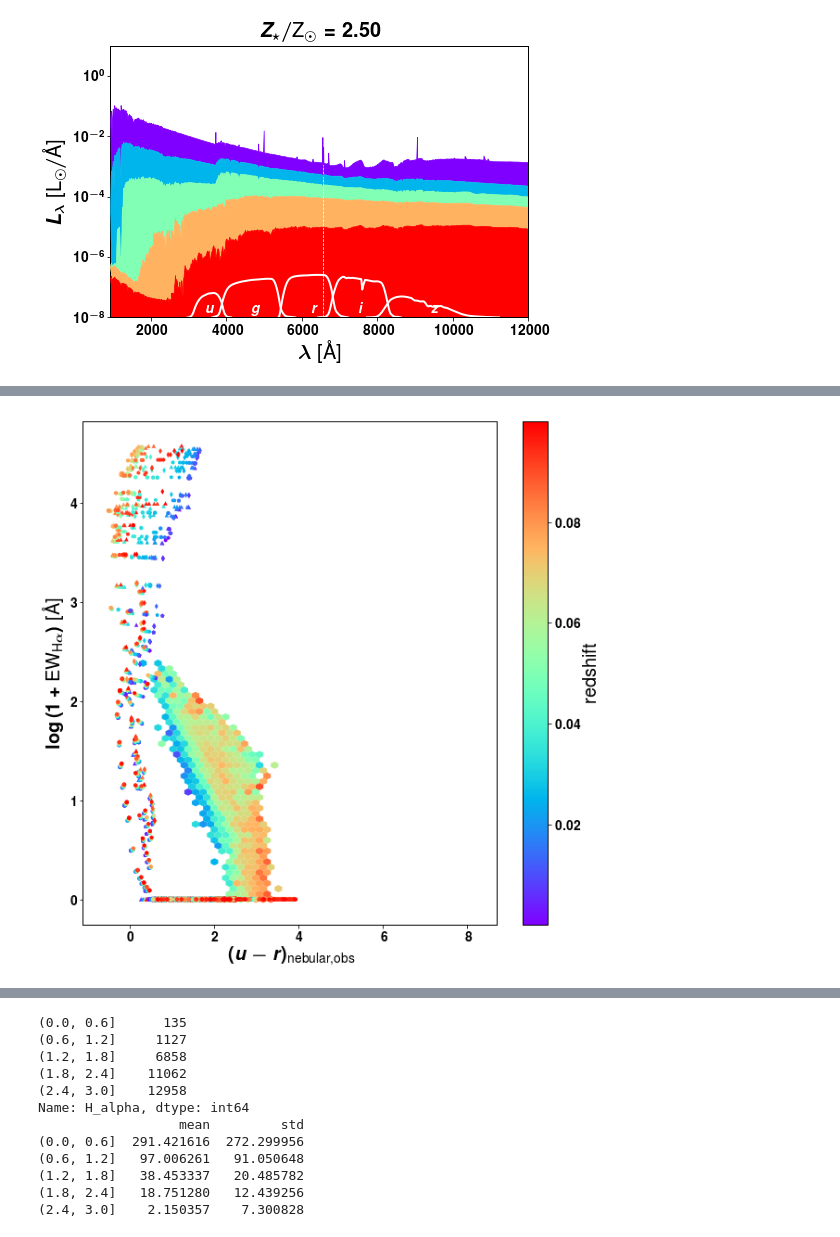
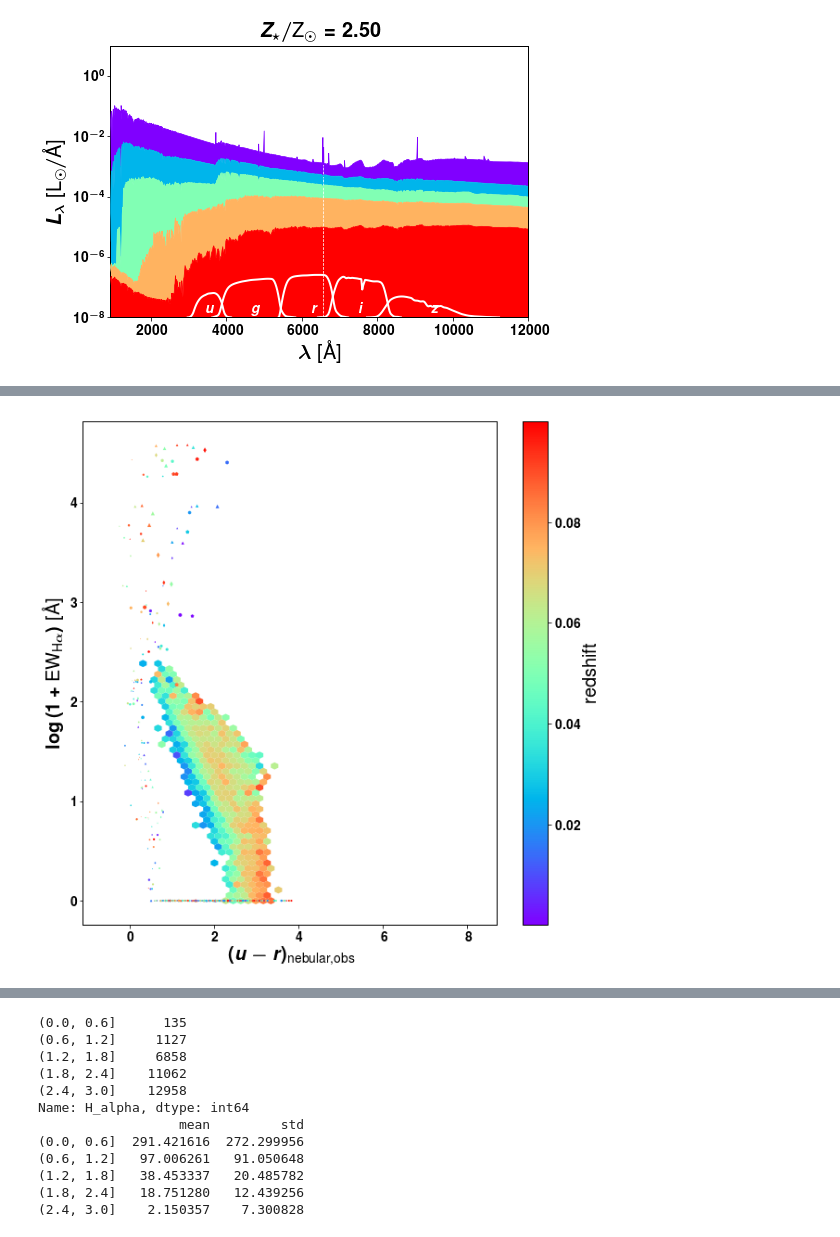
Before and after one commit to ajmejia/photo-ew, a Jupyter notebook: notebooks/proof-of-concept.ipynb, the cells around one changed output, grey strips where cells are left out. Saved outputs shown, nothing was run; the diff lists cells and outputs as text; code cells hidden in the pictures.

```diff
--- a/notebooks/proof-of-concept.ipynb
+++ b/notebooks/proof-of-concept.ipynb
@@ -13,5 +17,8 @@ from scipy.ndimage import gaussian_filter
 from styles import slides
 # %% [output]
 Populating the interactive namespace from numpy and matplotlib
+# %%
+def cf(tau_V, wlength):
+    return exp(- tau_V * (wlength / 5500.0) ** (- 0.7))
 # %%
 rdir = os.path.expandvars("$HOME/Research/photometric-ew")
@@ -117,9 +126,9 @@ markers = OrderedDict(zip(mets_val,["^","d","p","h","o"]))
 
 # Plot the colour vs the colour-excess (this should show an anti-correlation)
 figure(figsize=(7,5))
-for Z in mets_val: scatter(ur_neb[Z], ur_exc[Z], marker=markers[Z], c=log10(ages.values), lw=0, cmap=cm.rainbow)
+for Z in mets_val: scatter(ur_ste[Z], ur_exc[Z], marker=markers[Z], c=log10(ages.values), lw=0, cmap=cm.rainbow)
 cb = colorbar()
-xlabel(r"$(u-r)_\text{nebular}$")
+xlabel(r"$(u-r)_\text{stellar}$")
 ylabel(r"$(u-r)_\text{stellar}-(u-r)_\text{nebular}$")
 cb.set_label(r"$\log{t_\star/\text{yr}}$")
 
@@ -145,13 +154,14 @@ cb.set_label(r"$\log{t_\star/\text{yr}}$")
 [figure]
 [figure]
 # %%
-# NEXT STEPS
-
+# simulate extinction sample
+Av_in, Av_fi = 0.0, 2.0
+Av = linspace(Av_in, Av_fi, 100)
 # simulate redshift sample
 z_in, z_fi = ew_sdss.redshift.min(), ew_sdss.redshift.max()
-redshift = linspace(z_in, z_fi, 1000)
+redshift = linspace(z_in, z_fi, 100)
 # define probability distribution for redshift assignment according to age(~mass~colour)
-PDF_age = lambda t, z: exp((0.5*z+0.05)*t)
+PDF_age = lambda t, z: exp((z+0.05)*t)
 # simulate SDSS photometry for that sample using:
 #    SEDs with nebular emission
 #    SEDs with pure stellar emission
@@ -159,39 +169,45 @@ ur_neb_z = OrderedDict()
 ur_ste_z = OrderedDict()
 ew_neb_z = OrderedDict()
 ages_z = OrderedDict()
+exts_z = OrderedDict()
 for Z in mets_val:
     SEDs_tot = models_tot[Z]
     SEDs_ste = models_ste[Z]
 
-    ages_z[Z], ur_neb_z[Z], ur_ste_z[Z], ew_neb_z[Z] = [], [], [], []
-    for j,z in enumerate(redshift):
-        weights = PDF_age(log10(ages.values), z)
-        weights /= weights.sum()
+    ages_z[Z], exts_z[Z], ur_neb_z[Z], ur_ste_z[Z], ew_neb_z[Z] = [], [], [], [], []
+    for z in redshift:
+        w_z = PDF_age(log10(ages.values), z)
+        w_z /= w_z.sum()
+        w_e = expon.pdf(Av)
+        w_e /= w_e.sum()
         i = random.choice(ages.index)
+        tau_V = random.choice(Av)/1.086
+        if ages[i]>1e7: tau_V *= 0.3
 
-        SED_neb_z = column_stack((SEDs_tot.index.values*(z+1),SEDs_tot.get(SEDs_tot.columns[i])))
-        SED_ste_z = column_stack((SEDs_ste.index.values*(z+1),SEDs_ste.get(SEDs_ste.columns[i])))
+        SED_neb_z = column_stack((SEDs_tot.index*(z+1),cf(tau_V,SEDs_tot.index)*SEDs_tot.get(SEDs_tot.columns[i])))
+        SED_ste_z = column_stack((SEDs_ste.index*(z+1),cf(tau_V,SEDs_ste.index)*SEDs_ste.get(SEDs_ste.columns[i])))
 
+        exts_z[Z] += [tau_V*1.086]
         ages_z[Z] += [log10(ages.get(i))]
         ur_neb_z[Z] += [ABmag(SED_neb_z, sdss_res[0]) - ABmag(SED_neb_z, sdss_res[2])]
         ur_ste_z[Z] += [ABmag(SED_ste_z, sdss_res[0]) - ABmag(SED_ste_z, sdss_res[2])]
-        ew_neb_z[Z] += [equivalent_width(SED_neb_z, (6562*(z+1),), (40*(z+1),))[0]]
-    ages_z[Z], ur_neb_z[Z], ur_ste_z[Z], ew_neb_z[Z] = array(ages_z[Z]), array(ur_neb_z[Z]), array(ur_ste_z[Z]), array(ew_neb_z[Z])
+        ew_neb_z[Z] += [equivalent_width(SED_neb_z, (6562*(z+1),), (40,))[0]]
+    ages_z[Z], exts_z[Z], ur_neb_z[Z], ur_ste_z[Z], ew_neb_z[Z] = array(ages_z[Z]), array(exts_z[Z]), array(ur_neb_z[Z]), array(ur_ste_z[Z]), array(ew_neb_z[Z])
 # %%
 # plot SDSS data
 ur_obs = ew_sdss.u-ew_sdss.r
 mask = ew_sdss.H_alpha>=0.0
 #mask = ew_sdss.H_alpha.values < 0
 hexbin(ur_obs[mask], log10((ew_sdss.H_alpha[mask])+1), ew_sdss.redshift[mask], (55,30), vmin=z_in, vmax=z_fi, linewidths=0, cmap=cm.rainbow, reduce_C_function=median, mincnt=5)
 
 # plot colour vs colour excess (stellar - nebular) vs redshift
-for Z in mets_val: scatter(ur_neb_z[Z], log10(1+ew_neb_z[Z]), marker=markers[Z], c=redshift, s=20, lw=0, cmap=cm.rainbow, zorder=999)
+for Z in mets_val: scatter(ur_neb_z[Z], log10(1+ew_neb_z[Z]), marker=markers[Z], c=redshift, s=exts_z[Z]*10, lw=0, cmap=cm.rainbow, zorder=999)
 cb = colorbar()
 xlabel(r"$(u-r)_\text{nebular,obs}$")
 ylabel(r"$\log{\left(1+\text{EW}_{\text{H}\alpha}\right)}$ [\AA]")
 cb.set_label(r"$\text{redshift}$")
 # cb.set_label(r"$\log{t_\star/\text{yr}}$")
 #ylim(-10,500)
 # show surveys sample selection cuts (e.g., r<17.7)
 # %% [output]
-[figure, old version]
+[figure, new version]
```
Also changed, not shown: parts of 7 cells of this notebook.
